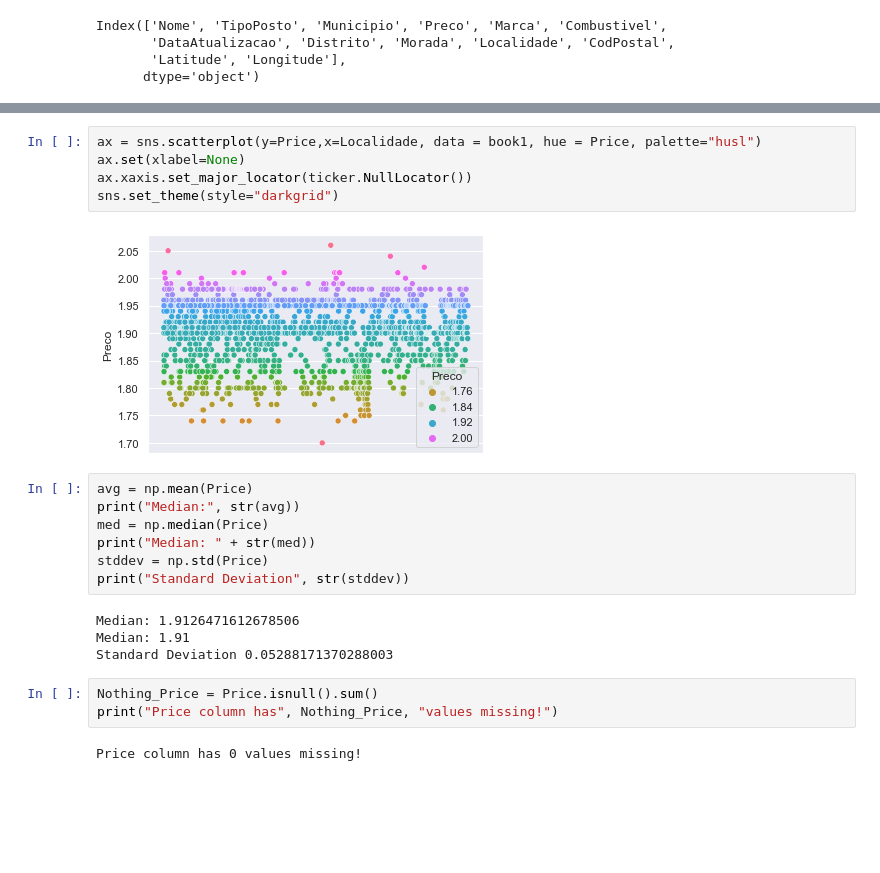
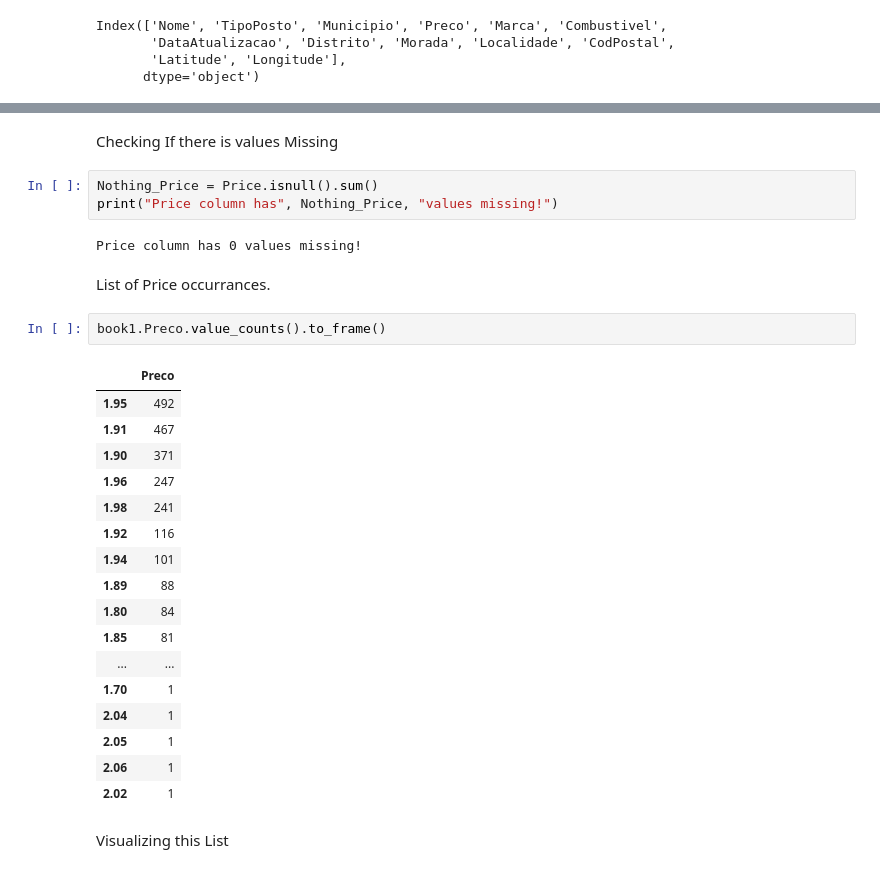
Before and after one commit to focuspy/DataCamp, a Jupyter notebook: DataCamp-master/Projects/Python/Fuels/Fuels.ipynb, the cells around one changed output, grey strips where cells are left out. Drawn from its saved outputs; the diff is of its cells as text; blank space fills up the shorter version.

```diff
--- a/DataCamp-master/Projects/Python/Fuels/Fuels.ipynb
+++ b/DataCamp-master/Projects/Python/Fuels/Fuels.ipynb
@@ -55,23 +68,31 @@ print(book1[book1.Preco == book1.Preco.max()])
-# %%
-ax = sns.scatterplot(y=Price,x=Localidade, data = book1, hue = Price, palette="husl")
-ax.set(xlabel=None)
-ax.xaxis.set_major_locator(ticker.NullLocator())
-sns.set_theme(style="darkgrid")
-# %% [output]
-[figure, removed]
-# %%
-avg = np.mean(Price)
-print("Median:", str(avg))
-med = np.median(Price)
-print("Median: " + str(med))
-stddev = np.std(Price)
-print("Standard Deviation", str(stddev))
-# %% [output]
-Median: 1.9126471612678506
-Median: 1.91
-Standard Deviation 0.05288171370288003
+# %% [markdown]
+Checking If there is values Missing
 # %%
 Nothing_Price = Price.isnull().sum()
 print("Price column has", Nothing_Price, "values missing!")
 # %% [output]
 Price column has 0 values missing!
+# %% [markdown]
+List of Price occurrances.
+# %%
+book1.Preco.value_counts().to_frame()
+# %% [output]
+|  | Preco |
+| 1.95 | 492 |
+| 1.91 | 467 |
+| 1.90 | 371 |
+| 1.96 | 247 |
+| 1.98 | 241 |
+| 1.92 | 116 |
+| 1.94 | 101 |
+| 1.89 | 88 |
+| 1.80 | 84 |
+| 1.85 | 81 |
+| ... | ... |
+| 1.70 | 1 |
+| 2.04 | 1 |
+| 2.05 | 1 |
+| 2.06 | 1 |
+| 2.02 | 1 |
+# %% [markdown]
+Visualizing this List
```
Also changed, not shown: parts of 13 cells of this notebook.
